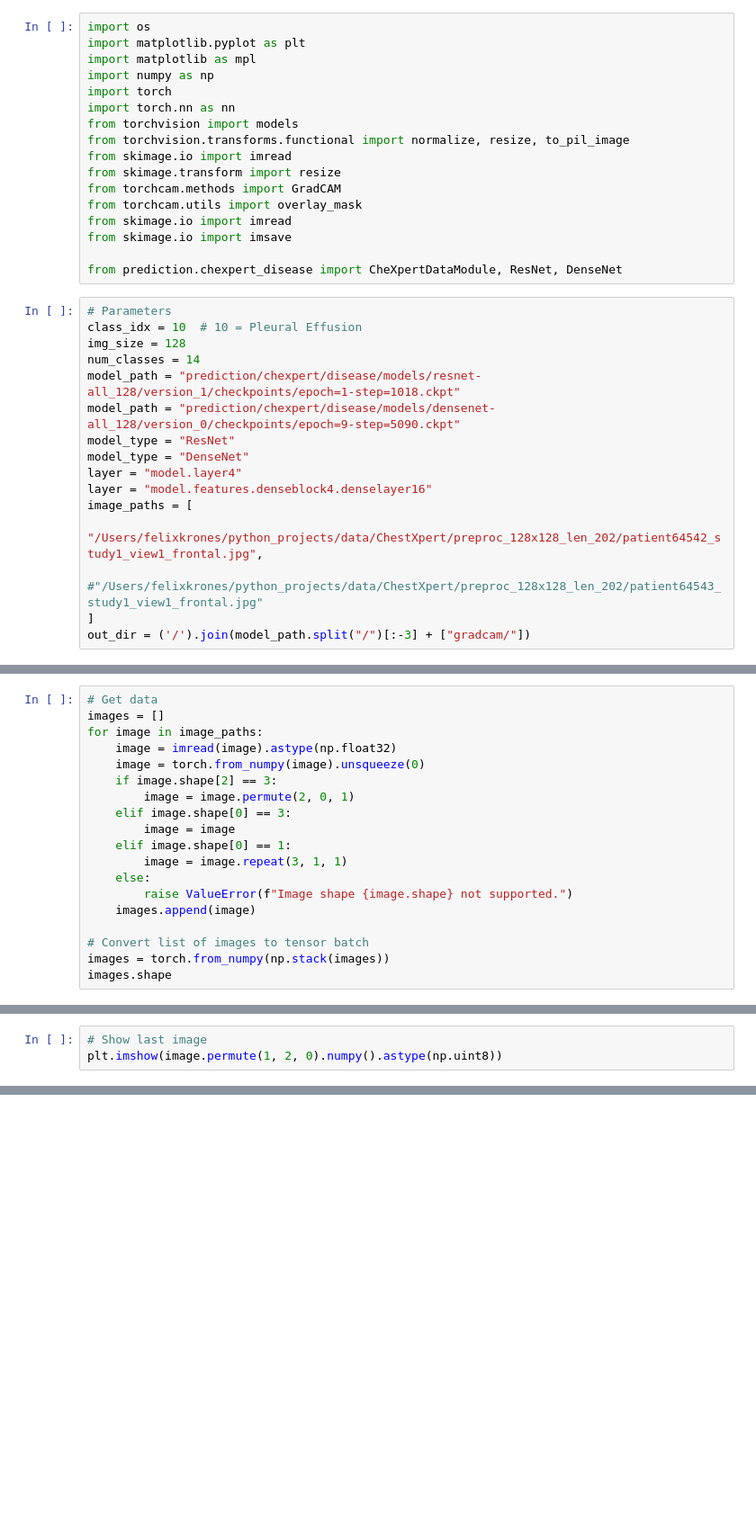
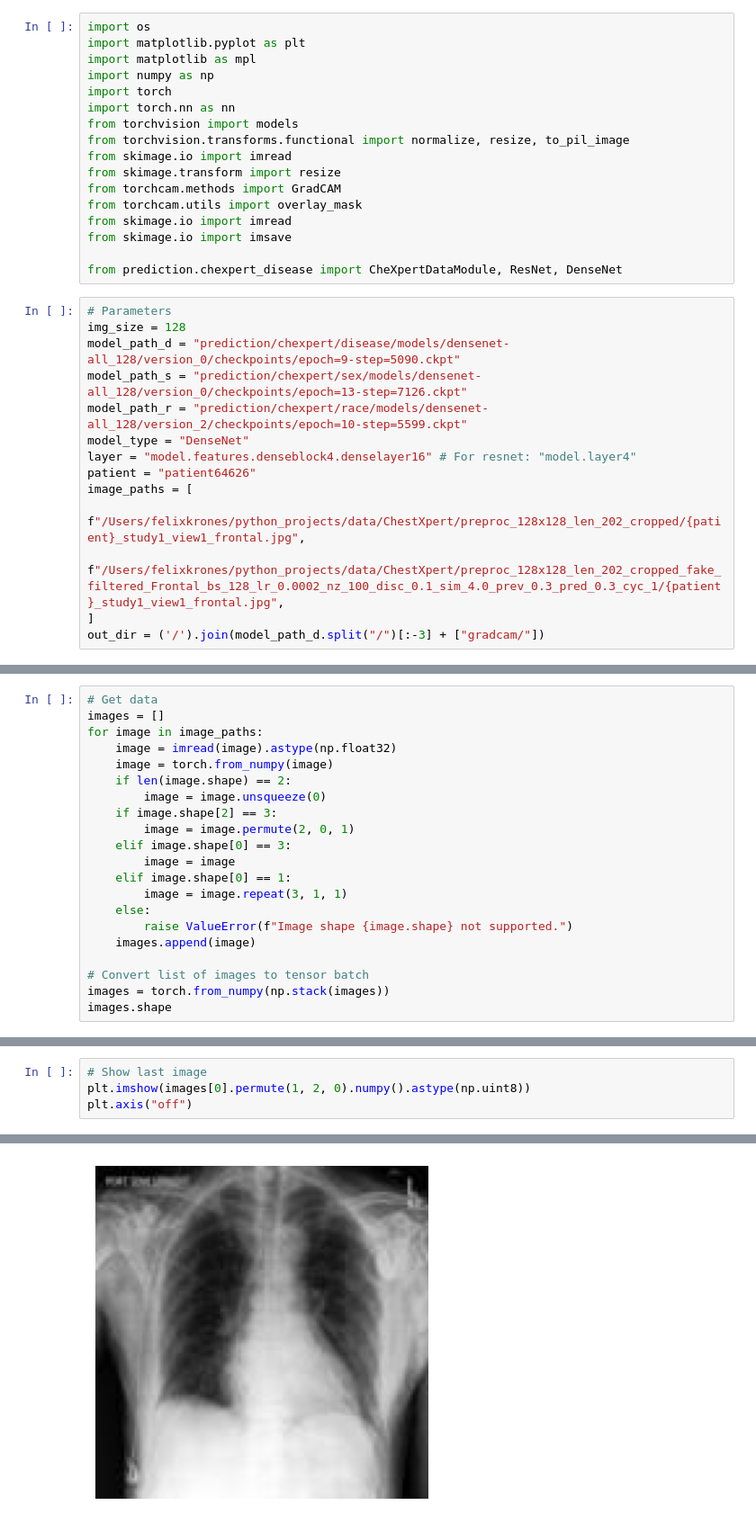
Before and after one commit to felixkrones/chexploration_extension, a Jupyter notebook: chexpert_gradcam.ipynb, the cells around one changed output, grey strips where cells are left out. Shown at 90% size. Cells and saved outputs as stored; diff of their text form; blank space fills up the shorter version.

```diff
--- a/chexpert_gradcam.ipynb
+++ b/chexpert_gradcam.ipynb
@@ -19,17 +19,15 @@ from skimage.io import imsave
 from prediction.chexpert_disease import CheXpertDataModule, ResNet, DenseNet
 # %%
 # Parameters
-class_idx = 10  # 10 = Pleural Effusion
 img_size = 128
-num_classes = 14
-model_path = "prediction/chexpert/disease/models/resnet-all_128/version_1/checkpoints/epoch=1-step=1018.ckpt"
-model_path = "prediction/chexpert/disease/models/densenet-all_128/version_0/checkpoints/epoch=9-step=5090.ckpt"
-model_type = "ResNet"
+model_path_d = "prediction/chexpert/disease/models/densenet-all_128/version_0/checkpoints/epoch=9-step=5090.ckpt"
+model_path_s = "prediction/chexpert/sex/models/densenet-all_128/version_0/checkpoints/epoch=13-step=7126.ckpt"
+model_path_r = "prediction/chexpert/race/models/densenet-all_128/version_2/checkpoints/epoch=10-step=5599.ckpt"
 model_type = "DenseNet"
-layer = "model.layer4"
-layer = "model.features.denseblock4.denselayer16"
+layer = "model.features.denseblock4.denselayer16" # For resnet: "model.layer4"
+patient = "patient64626"
 image_paths = [
-    "/Users/felixkrones/python_projects/data/ChestXpert/preproc_128x128_len_202/patient64542_study1_view1_frontal.jpg",
-    #"/Users/felixkrones/python_projects/data/ChestXpert/preproc_128x128_len_202/patient64543_study1_view1_frontal.jpg"
+    f"/Users/felixkrones/python_projects/data/ChestXpert/preproc_128x128_len_202_cropped/{patient}_study1_view1_frontal.jpg",
+    f"/Users/felixkrones/python_projects/data/ChestXpert/preproc_128x128_len_202_cropped_fake_filtered_Frontal_bs_128_lr_0.0002_nz_100_disc_0.1_sim_4.0_prev_0.3_pred_0.3_cyc_1/{patient}_study1_view1_frontal.jpg",
 ]
-out_dir = ('/').join(model_path.split("/")[:-3] + ["gradcam/"])
+out_dir = ('/').join(model_path_d.split("/")[:-3] + ["gradcam/"])
@@ -42,7 +47,9 @@ model.eval()
 images = []
 for image in image_paths:
     image = imread(image).astype(np.float32)
-    image = torch.from_numpy(image).unsqueeze(0)
+    image = torch.from_numpy(image)
+    if len(image.shape) == 2:
+        image = image.unsqueeze(0)
     if image.shape[2] == 3:
         image = image.permute(2, 0, 1)
     elif image.shape[0] == 3:
@@ -59,3 +68,5 @@ images.shape
 # %%
 # Show last image
-plt.imshow(image.permute(1, 2, 0).numpy().astype(np.uint8))
+plt.imshow(images[0].permute(1, 2, 0).numpy().astype(np.uint8))
+plt.axis("off")
+# %% [output]
@@ -61,0 +74 @@ plt.imshow(image.permute(1, 2, 0).numpy().astype(np.uint8))
+[figure, added]
```
Also changed, not shown: parts of 13 cells of this notebook, 2 other files.
